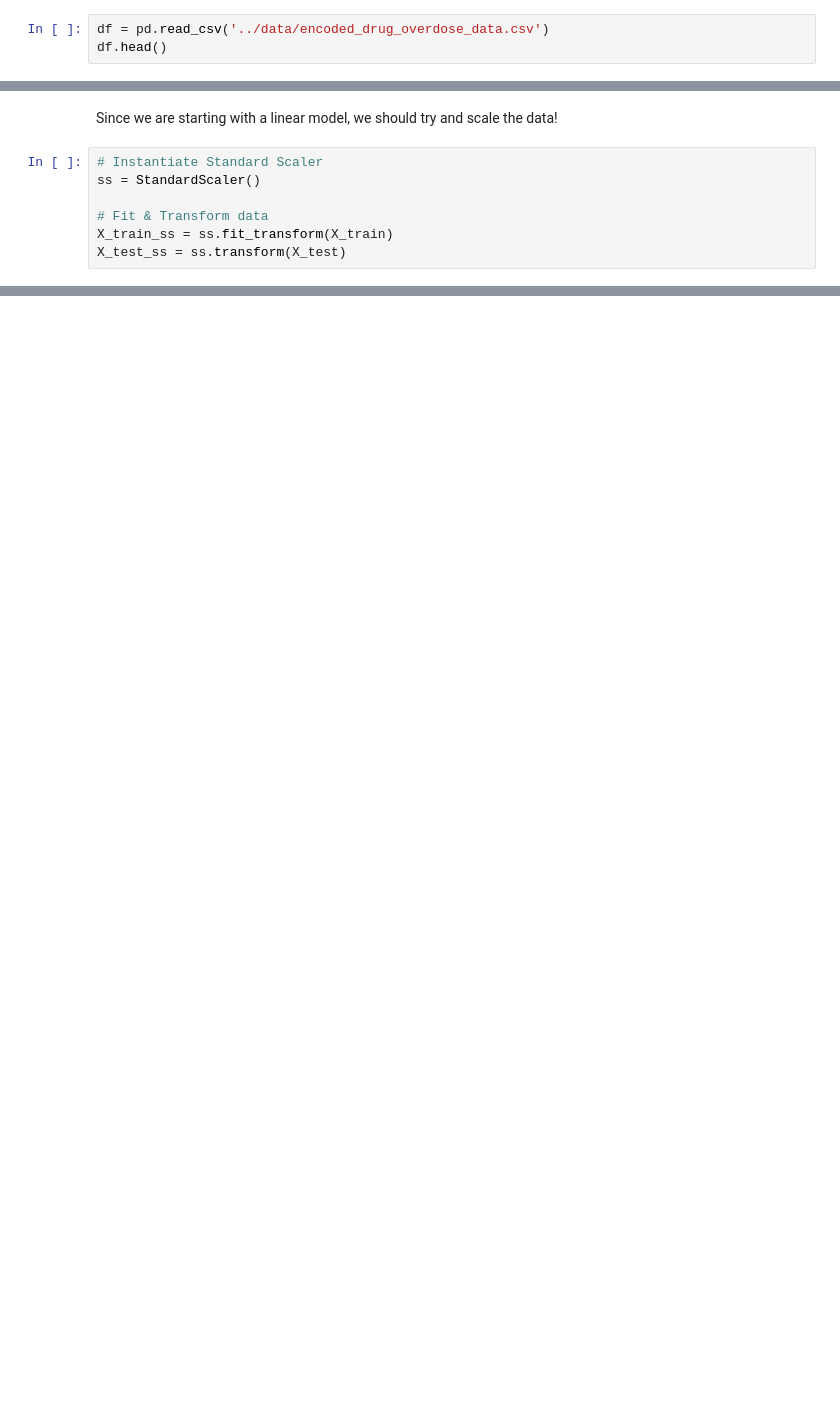
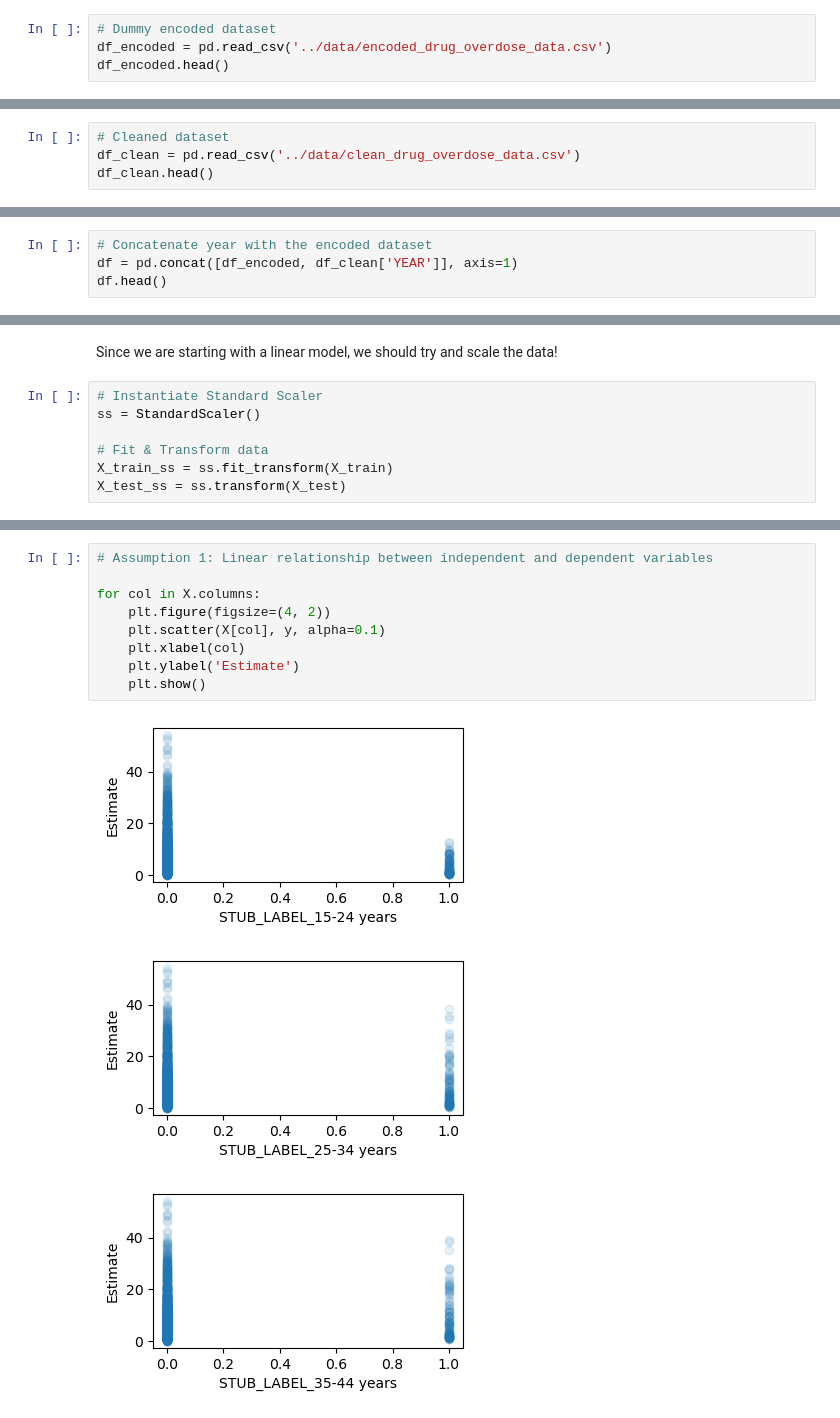
Before and after one commit to chantsin/DataDrivers_DrugOverdoseUS, a Jupyter notebook: Notebooks/ML_Regression.ipynb, the cells around one changed output, grey strips where cells are left out. Saved outputs shown, nothing was run; the diff lists cells and outputs as text; blank space fills up the shorter version.

Commit message:
Added ML model assumptions

```diff
--- a/Notebooks/ML_Regression.ipynb
+++ b/Notebooks/ML_Regression.ipynb
@@ -30,6 +32,7 @@ from sklearn.metrics import mean_absolute_error
 # %%
-df = pd.read_csv('../data/encoded_drug_overdose_data.csv')
-df.head()
+# Dummy encoded dataset
+df_encoded = pd.read_csv('../data/encoded_drug_overdose_data.csv')
+df_encoded.head()
 # %% [output]
 |  | ESTIMATE | STUB_LABEL_15-24 years | STUB_LABEL_25-34 years | STUB_LABEL_35-44 years | STUB_LABEL_45-54 years | ... |
 | 0 | 6.1 | 0 | 0 | 0 | 0 | ... |
@@ -38,3 +41,7 @@ df.head()
 | 3 | 8.2 | 0 | 0 | 0 | 0 | ... |
 | 4 | 8.9 | 0 | 0 | 0 | 0 | ... |
 5 rows × 47 columns
+# %%
+# Cleaned dataset
+df_clean = pd.read_csv('../data/clean_drug_overdose_data.csv')
+df_clean.head()
@@ -40,0 +55,4 @@ df.head()
+# %%
+# Concatenate year with the encoded dataset
+df = pd.concat([df_encoded, df_clean['YEAR']], axis=1)
+df.head()
@@ -82,0 +188,13 @@ mean_absolute_error(y_test, y_pred)
+# %%
+# Assumption 1: Linear relationship between independent and dependent variables
+
+for col in X.columns:
+    plt.figure(figsize=(4, 2))
+    plt.scatter(X[col], y, alpha=0.1)
+    plt.xlabel(col)
+    plt.ylabel('Estimate')
+    plt.show()
+# %% [output]
+[figure, added]
+[figure, added]
+[figure, added]
```
Also changed, not shown: parts of 23 cells of this notebook, 1 other file.
